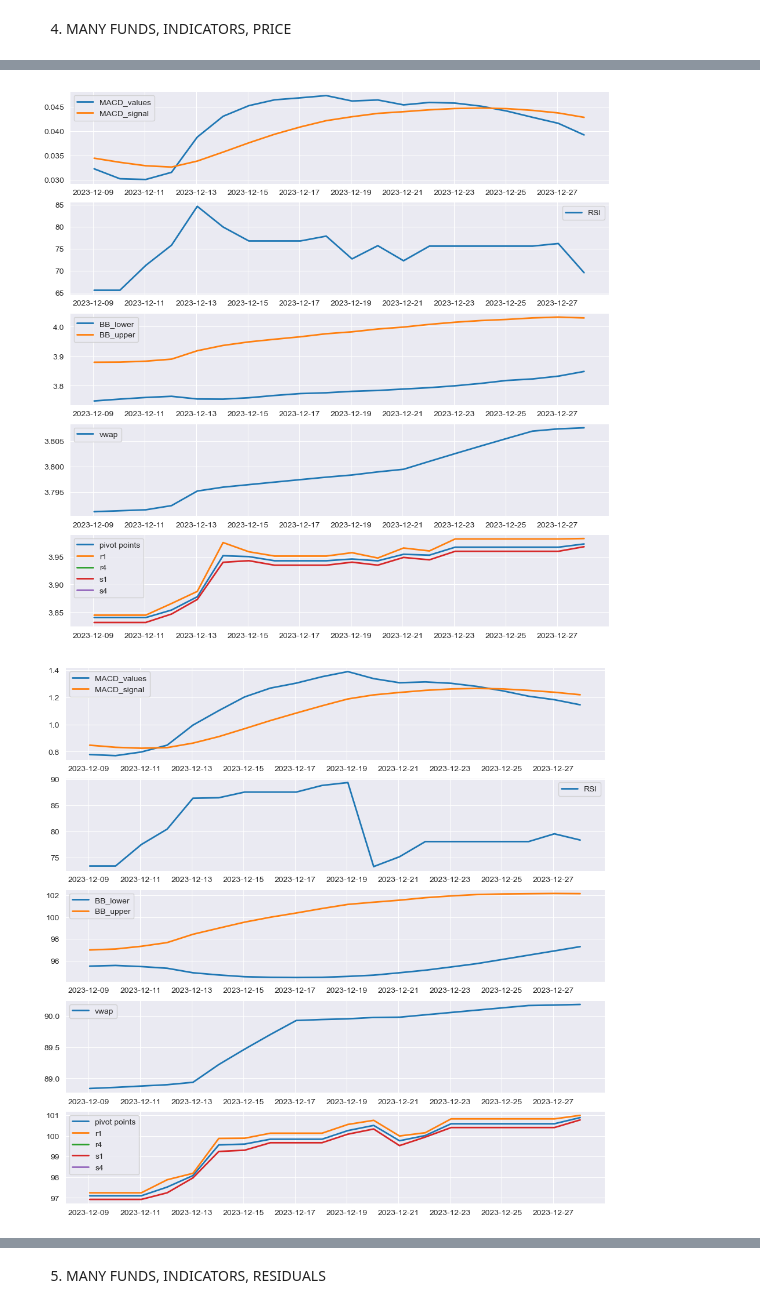
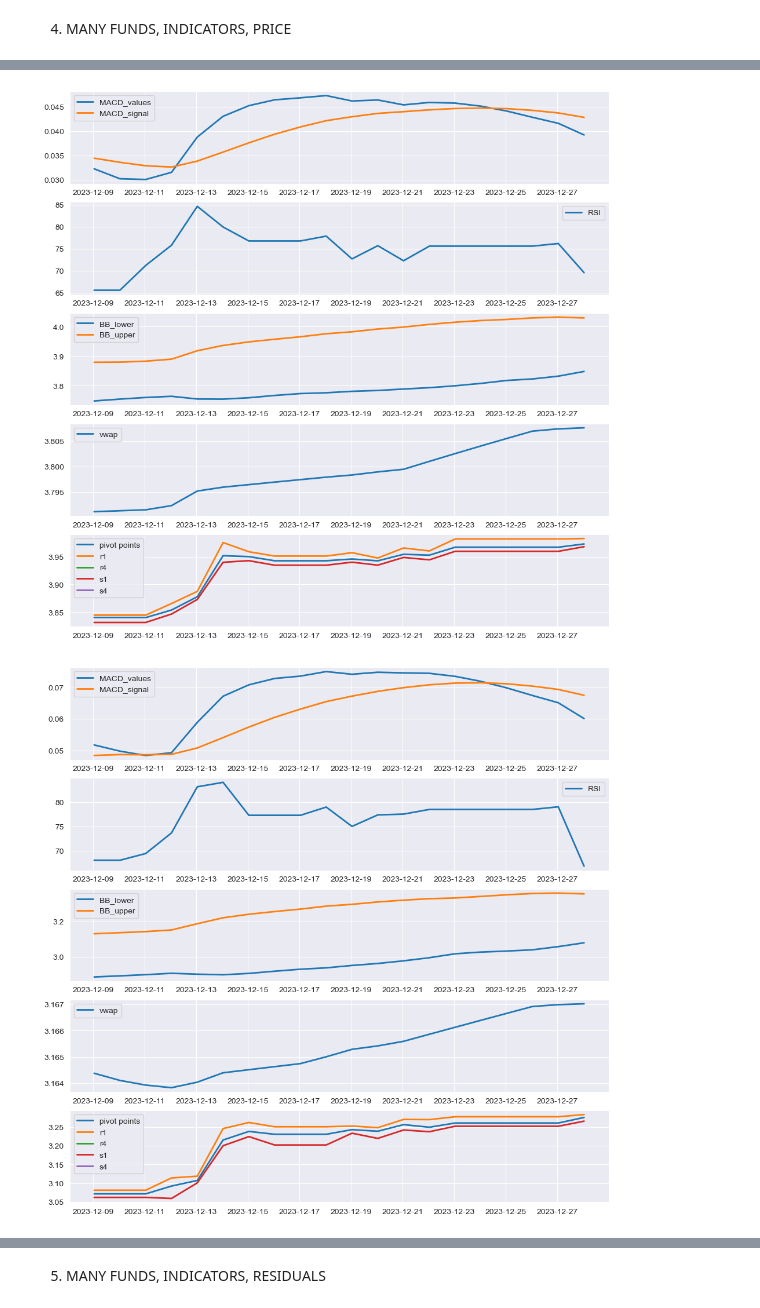
Before and after one commit to akrokosz/HF_Thesis, a Jupyter notebook: main.ipynb, the cells around one changed output, grey strips where cells are left out. Drawn from its saved outputs; the diff is of its cells as text; code cells hidden in the pictures.

```diff
--- a/main.ipynb
+++ b/main.ipynb
@@ -498,17 +514,17 @@ IE_model2_final_huber
 # %% [markdown]
 4) MANY FUNDS, INDICATORS, PRICE
 # %%
-funds_for_hedge = ["IE00BFNM3G45", "IE00BHZPJ783", "36BA.DE", "IE00B3ZW0K18", "EWSA.AS"]
+funds_for_hedge = ["IE00BFNM3G45", "IE00BHZPJ783", "36BA.DE", "DTLE.L", "EWSA.AS"]
 
 dataframes_funds = []
 for fund in funds_for_hedge:
     dataframes_funds.append(funds_w_names[fund])
 fund_name_fund_df, sum_plt = technical_indicators_factory(dataframes_funds, funds_for_hedge)
 # %% [output]
 [figure]
 [figure]
 [figure]
-[figure, old version]
+[figure, new version]
 [figure]
 # %%
 test_funds_indic = defaultdict(pd.DataFrame)
```
Also changed, not shown: parts of 36 cells of this notebook.
